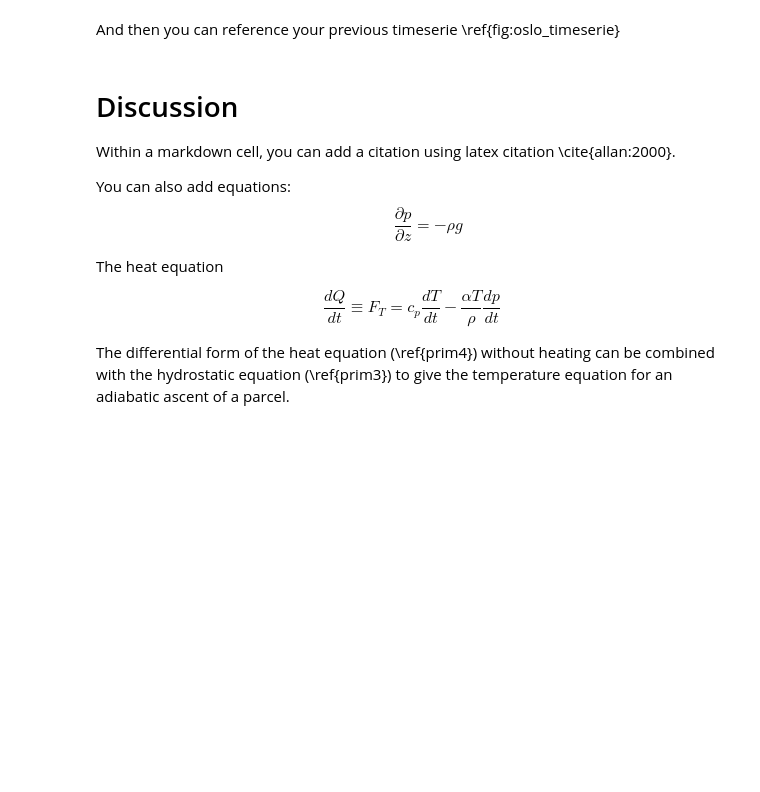
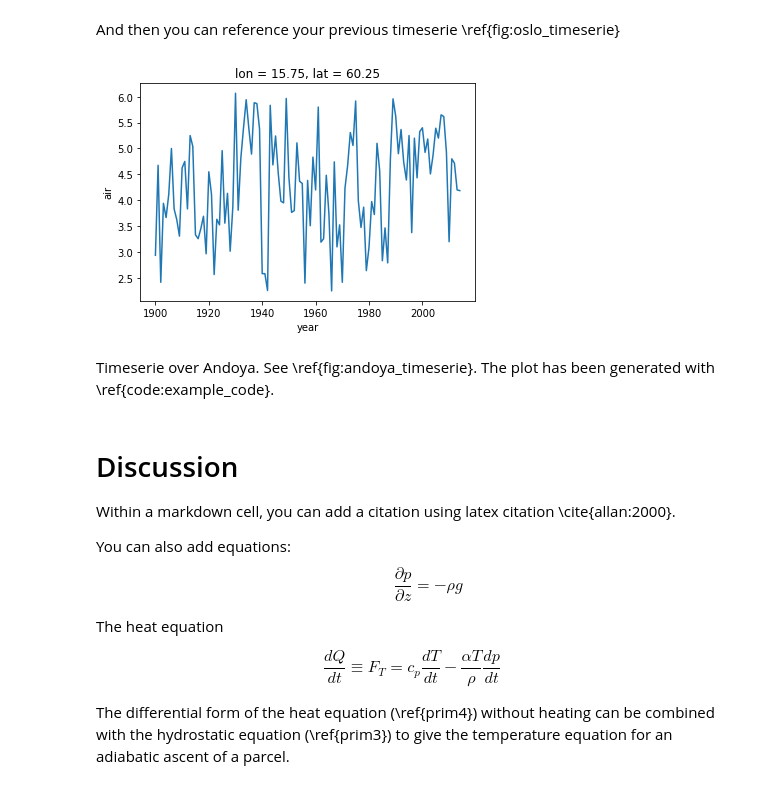
Before and after one commit to annefou/ipypublish_example, a Jupyter notebook: report_example.ipynb, the cells around one changed output. Saved outputs shown, nothing was run; the diff lists cells and outputs as text; code cells hidden in the pictures; blank space fills up the shorter version.

```diff
--- a/report_example.ipynb
+++ b/report_example.ipynb
@@ -204,6 +222,14 @@ dset["air"].sel(lat=59.91,lon=10.74, method="nearest").groupby("time.year").mean
 [figure]
 # %% [markdown]
 And then you can reference your previous timeserie \ref{fig:oslo_timeserie}
+# %%
+# Add a semi-column at the end to suppress the output of the function
+# Andoya coordinates
+dset["air"].sel(lat=60.0,lon=15.71, method="nearest").groupby("time.year").mean(dim="time").plot();
+# %% [output]
+[figure, added]
+# %% [markdown]
+Timeserie over Andoya. See \ref{fig:andoya_timeserie}. The plot has been generated with \ref{code:example_code}.
 # %% [markdown]
 # Discussion
 Within a markdown cell, you can add a citation using latex citation \cite{allan:2000}.
```
Also changed, not shown: parts of 2 cells of this notebook, 11 other files.
